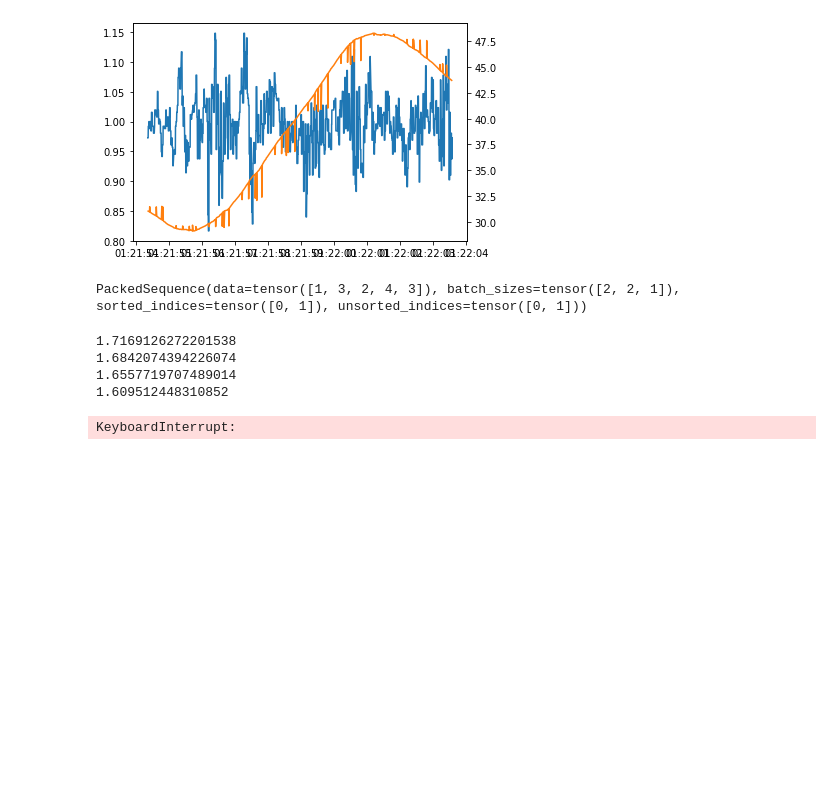
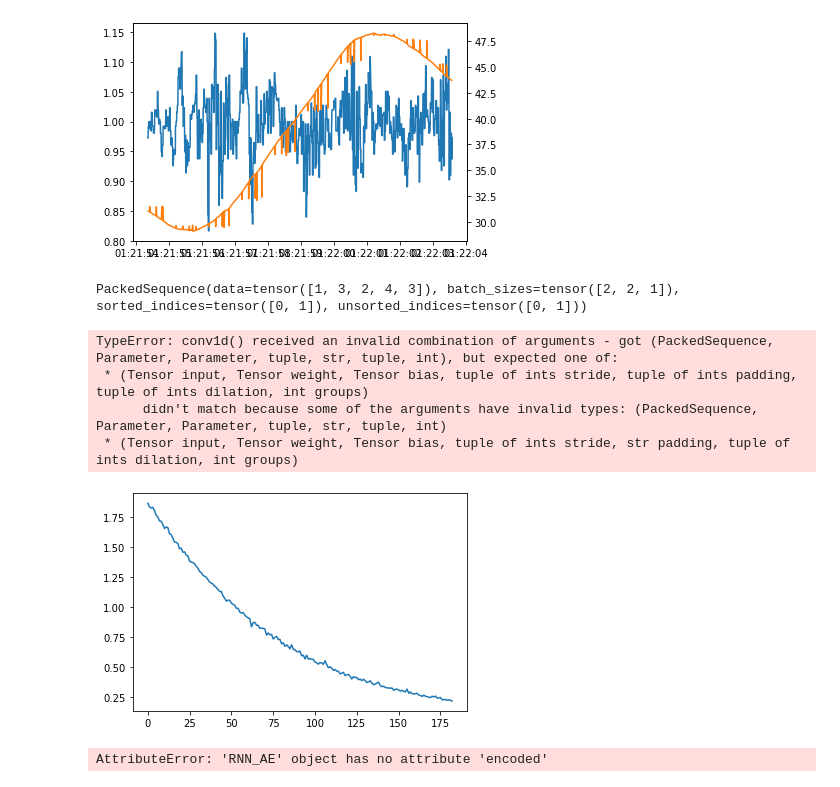
Before and after one commit to TheJproject/deeplearning, a Jupyter notebook: explore(1).ipynb, the cells around one changed output. Saved outputs shown, nothing was run; the diff lists cells and outputs as text; code cells hidden in the pictures; blank space fills up the shorter version.

Commit message:
rename qui marche, avec plot loss

```diff
--- a/explore(1).ipynb
+++ b/explore(1).ipynb
@@ -119,16 +152,16 @@ class RNN_enc(nn.Module):
         # juste 1 c ok ?
         self.rnn1 = nn.RNN(input_size=1, hidden_size=5, num_layers=1,
                batch_first=True)
-        self.rnn2 = nn.RNN(input_size=5, hidden_size=5, num_layers=1,
-               batch_first=True)
+        #self.rnn2 = nn.RNN(input_size=5, hidden_size=5, num_layers=1,
+               #batch_first=True)
         #test: try diff params and adding more layers
 
     def forward(self, x):
         # print(x)
         encoded1, cansr = self.rnn1(x)
-        encoded2, cansr2= self.rnn2(encoded1)
+        #encoded2, cansr2= self.rnn2(encoded1)
         # print(encoded)
-        seq_unpacked, lens_unpacked = pad_packed_sequence(encoded2, batch_first=True)
+        seq_unpacked, lens_unpacked = pad_packed_sequence(encoded1, batch_first=True)
         # print(lens_unpacked)
         # print(seq_unpacked)
         lens = list(lens_unpacked.numpy())
@@ -165,7 +198,7 @@ class RNN_AE(nn.Module): #wrapper class for the encoder and decoders above
         return decoded
 
     def get_latent(self,x):
-        return self.encoder(x)
+        return self.encoded(x)
 # %%
 import torch
 import torch.nn as nn
@@ -222,10 +255,11 @@ def collate(batch):
 dataloader = DataLoader(my_data, batch_size=8, shuffle=True,
                        collate_fn=collate)
 model = RNN_AE()
-
+#model = AE_conv(L)
 loss_fn = nn.MSELoss()
 optimizer = torch.optim.SGD(model.parameters(), lr=1e-3)
 
+loss_array = []
 
 for x in dataloader:
     pred = model(x)
@@ -234,14 +268,20 @@ for x in dataloader:
     optimizer.zero_grad()
     loss.backward()
     optimizer.step()
-
+    loss_array.append(float(loss))
     print(float(loss))
 # %% [output]
-1.7169126272201538
-1.6842074394226074
-1.6557719707489014
-1.609512448310852
+TypeError: conv1d() received an invalid combination of arguments - got (PackedSequence, Parameter, Parameter, tuple, str, tuple, int), but expected one of:
+ * (Tensor input, Tensor weight, Tensor bias, tuple of ints stride, tuple of ints padding, tuple of ints dilation, int groups)
+      didn't match because some of the arguments have invalid types: (PackedSequence, Parameter, Parameter, tuple, str, tuple, int)
+ * (Tensor input, Tensor weight, Tensor bias, tuple of ints stride, str padding, tuple of ints dilation, int groups)
-KeyboardInterrupt:
+# %%
+steps_plot = np.arange(0,len(loss_array),1)
+
+plt.plot(steps_plot,loss_array)
+plt.show()
+# %% [output]
+[figure, added]
 # %%
 def visualization(x,display = True):
     tsne = TSNE(n_components=2, n_iter=3000, )
@@ -268,6 +308,8 @@ latent = []
 for x in dataloader:
     latent.append(model.get_latent(x).detach().numpy()[0])
 visualization(latent)
+# %% [output]
+AttributeError: 'RNN_AE' object has no attribute 'encoded'
 # %%
 # TODO :
 # once model is trained, call pytorch model.dont_train (-> in pytorch no_grad=True)
```
Also changed, not shown: parts of 3 cells of this notebook.
